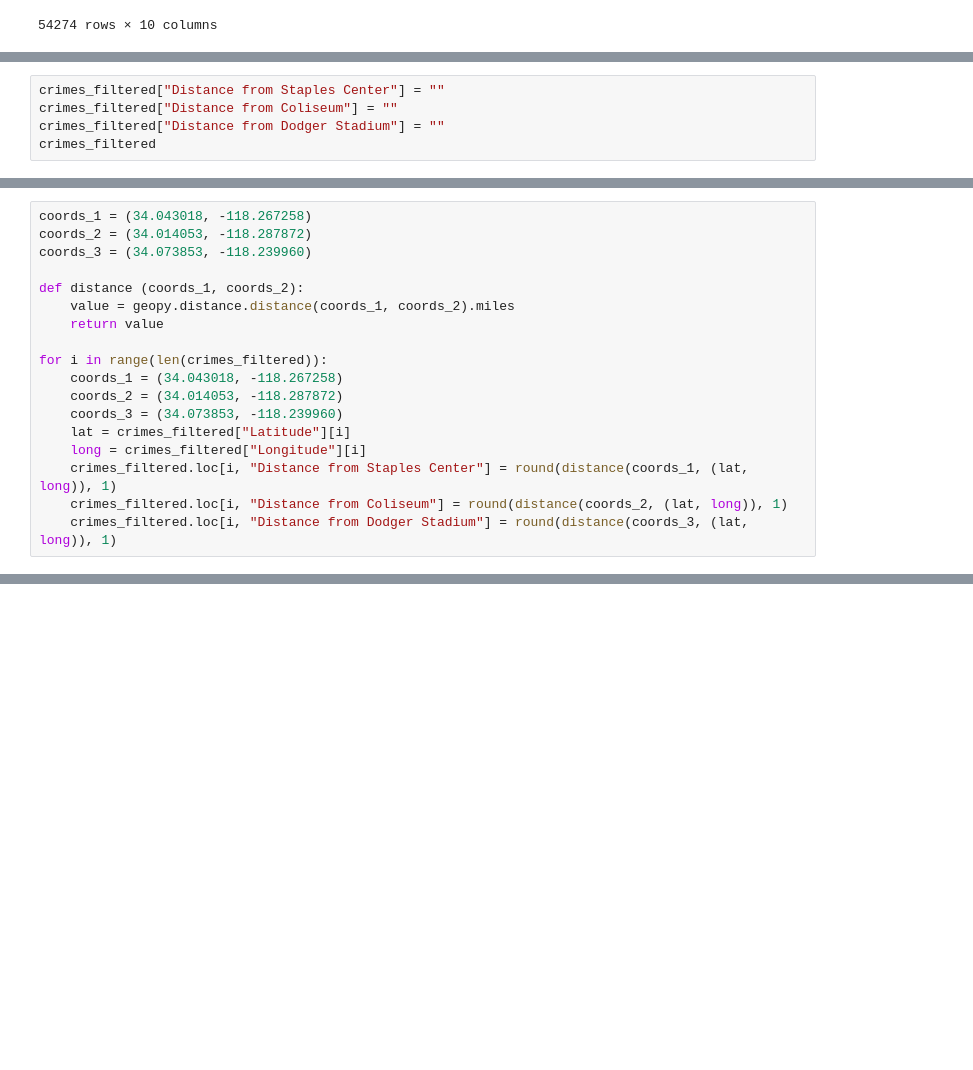
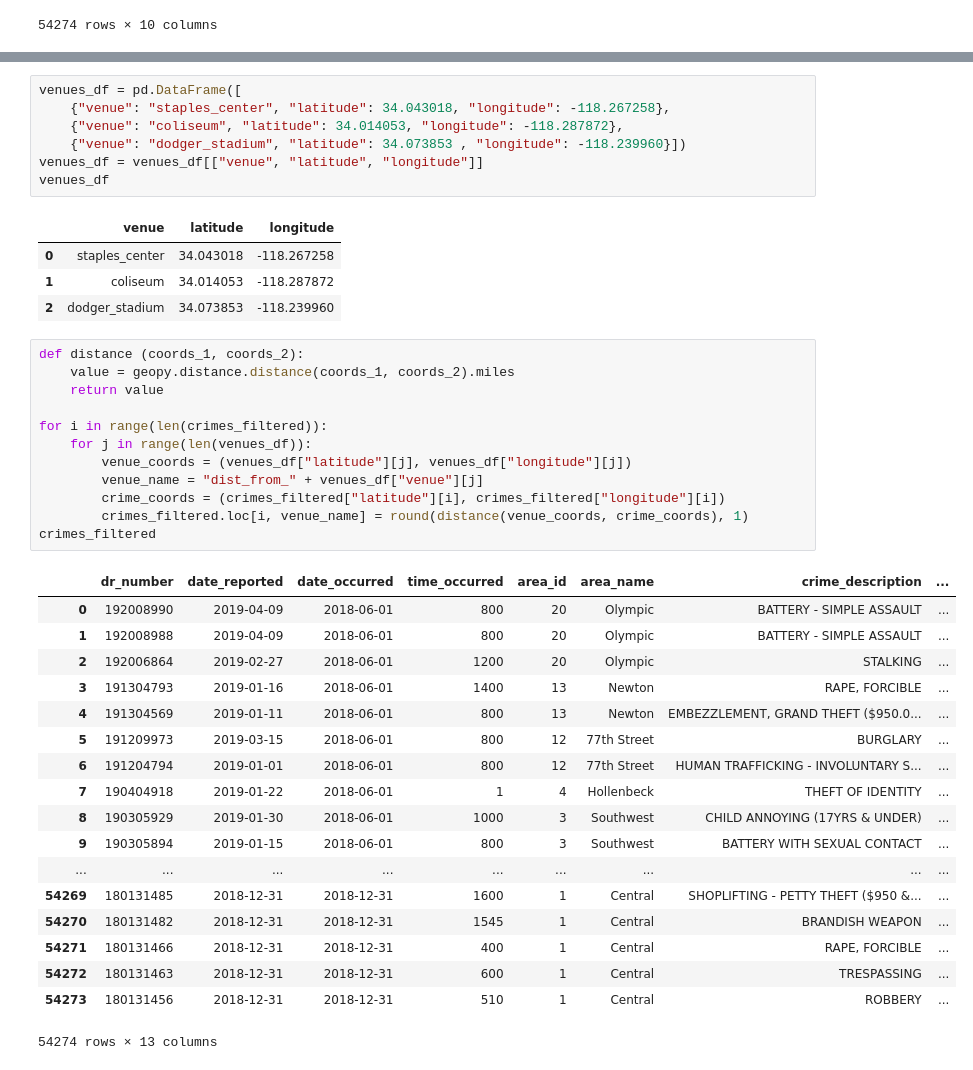
Before and after one commit to dylanmkaiser/Project2, a Jupyter notebook: Untitled2.ipynb, the cells around one changed output, grey strips where cells are left out. Cells and saved outputs as stored; diff of their text form; blank space fills up the shorter version.

```diff
--- a/Untitled2.ipynb
+++ b/Untitled2.ipynb
@@ -137,8 +137,3 @@ crimes_filtered.head()
 | 2 | 192006864 | 2019-02-27 | 2018-06-01 | 1200 | 20 | Olympic | STALKING | ... |
 | 3 | 191304793 | 2019-01-16 | 2018-06-01 | 1400 | 13 | Newton | RAPE, FORCIBLE | ... |
 | 4 | 191304569 | 2019-01-11 | 2018-06-01 | 800 | 13 | Newton | EMBEZZLEMENT, GRAND THEFT ($950.0... | ... |
-# %%
-crimes_filtered["Distance from Staples Center"] = ""
-crimes_filtered["Distance from Coliseum"] = ""
-crimes_filtered["Distance from Dodger Stadium"] = ""
-crimes_filtered
@@ -164,18 +139,0 @@ crimes_filtered
-# %%
-coords_1 = (34.043018, -118.267258)
-coords_2 = (34.014053, -118.287872)
-coords_3 = (34.073853, -118.239960)
-
-def distance (coords_1, coords_2):
-    value = geopy.distance.distance(coords_1, coords_2).miles
-    return value
-
-for i in range(len(crimes_filtered)):
-    coords_1 = (34.043018, -118.267258)
-    coords_2 = (34.014053, -118.287872)
-    coords_3 = (34.073853, -118.239960)
-    lat = crimes_filtered["Latitude"][i]
-    long = crimes_filtered["Longitude"][i]
-    crimes_filtered.loc[i, "Distance from Staples Center"] = round(distance(coords_1, (lat, long)), 1)
-    crimes_filtered.loc[i, "Distance from Coliseum"] = round(distance(coords_2, (lat, long)), 1)
-    crimes_filtered.loc[i, "Distance from Dodger Stadium"] = round(distance(coords_3, (lat, long)), 1)
@@ -268,0 +140,43 @@ dodger_stadium
+# %%
+venues_df = pd.DataFrame([
+    {"venue": "staples_center", "latitude": 34.043018, "longitude": -118.267258},
+    {"venue": "coliseum", "latitude": 34.014053, "longitude": -118.287872},
+    {"venue": "dodger_stadium", "latitude": 34.073853 , "longitude": -118.239960}])
+venues_df = venues_df[["venue", "latitude", "longitude"]]
+venues_df
+# %% [output]
+|  | venue | latitude | longitude |
+| 0 | staples_center | 34.043018 | -118.267258 |
+| 1 | coliseum | 34.014053 | -118.287872 |
+| 2 | dodger_stadium | 34.073853 | -118.239960 |
+# %%
+def distance (coords_1, coords_2):
+    value = geopy.distance.distance(coords_1, coords_2).miles
+    return value
+
+for i in range(len(crimes_filtered)):
+    for j in range(len(venues_df)):
+        venue_coords = (venues_df["latitude"][j], venues_df["longitude"][j])
+        venue_name = "dist_from_" + venues_df["venue"][j]
+        crime_coords = (crimes_filtered["latitude"][i], crimes_filtered["longitude"][i])
+        crimes_filtered.loc[i, venue_name] = round(distance(venue_coords, crime_coords), 1)
+crimes_filtered
+# %% [output]
+|  | dr_number | date_reported | date_occurred | time_occurred | area_id | area_name | crime_description | ... |
+| 0 | 192008990 | 2019-04-09 | 2018-06-01 | 800 | 20 | Olympic | BATTERY - SIMPLE ASSAULT | ... |
+| 1 | 192008988 | 2019-04-09 | 2018-06-01 | 800 | 20 | Olympic | BATTERY - SIMPLE ASSAULT | ... |
+| 2 | 192006864 | 2019-02-27 | 2018-06-01 | 1200 | 20 | Olympic | STALKING | ... |
+| 3 | 191304793 | 2019-01-16 | 2018-06-01 | 1400 | 13 | Newton | RAPE, FORCIBLE | ... |
+| 4 | 191304569 | 2019-01-11 | 2018-06-01 | 800 | 13 | Newton | EMBEZZLEMENT, GRAND THEFT ($950.0... | ... |
+| 5 | 191209973 | 2019-03-15 | 2018-06-01 | 800 | 12 | 77th Street | BURGLARY | ... |
+| 6 | 191204794 | 2019-01-01 | 2018-06-01 | 800 | 12 | 77th Street | HUMAN TRAFFICKING - INVOLUNTARY S... | ... |
+| 7 | 190404918 | 2019-01-22 | 2018-06-01 | 1 | 4 | Hollenbeck | THEFT OF IDENTITY | ... |
+| 8 | 190305929 | 2019-01-30 | 2018-06-01 | 1000 | 3 | Southwest | CHILD ANNOYING (17YRS & UNDER) | ... |
+| 9 | 190305894 | 2019-01-15 | 2018-06-01 | 800 | 3 | Southwest | BATTERY WITH SEXUAL CONTACT | ... |
+| ... | ... | ... | ... | ... | ... | ... | ... | ... |
+| 54269 | 180131485 | 2018-12-31 | 2018-12-31 | 1600 | 1 | Central | SHOPLIFTING - PETTY THEFT ($950 &... | ... |
+| 54270 | 180131482 | 2018-12-31 | 2018-12-31 | 1545 | 1 | Central | BRANDISH WEAPON | ... |
+| 54271 | 180131466 | 2018-12-31 | 2018-12-31 | 400 | 1 | Central | RAPE, FORCIBLE | ... |
+| 54272 | 180131463 | 2018-12-31 | 2018-12-31 | 600 | 1 | Central | TRESPASSING | ... |
+| 54273 | 180131456 | 2018-12-31 | 2018-12-31 | 510 | 1 | Central | ROBBERY | ... |
+54274 rows × 13 columns
```
Also changed, not shown: parts of 7 cells of this notebook, 7 other files.
